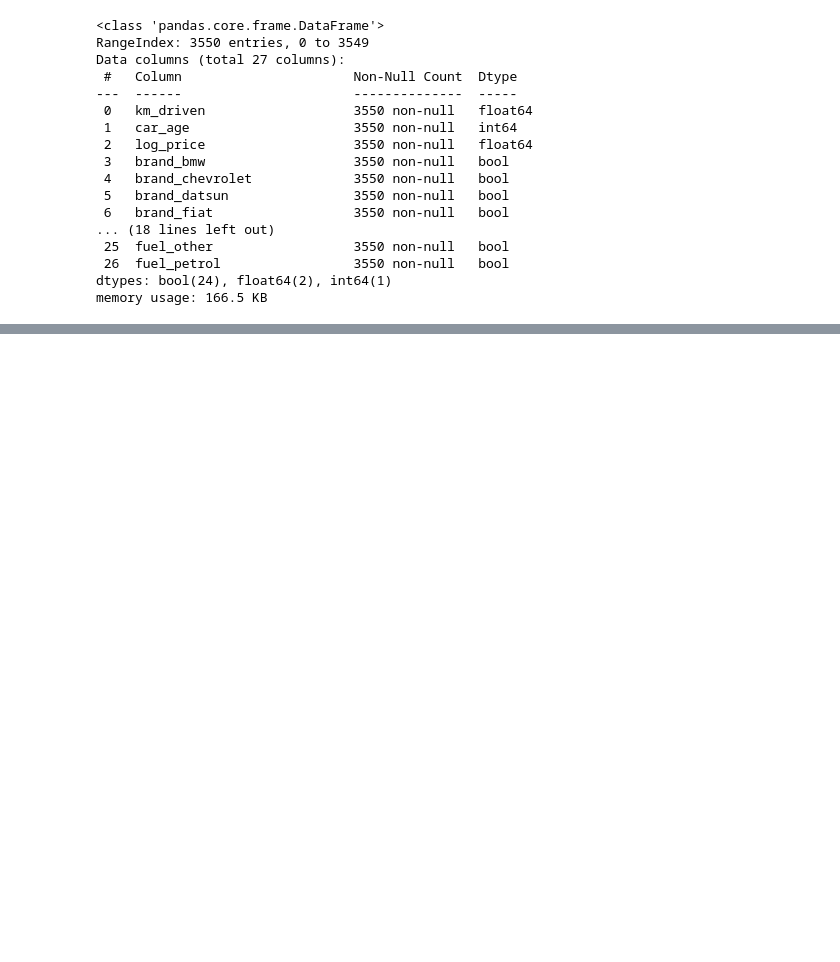
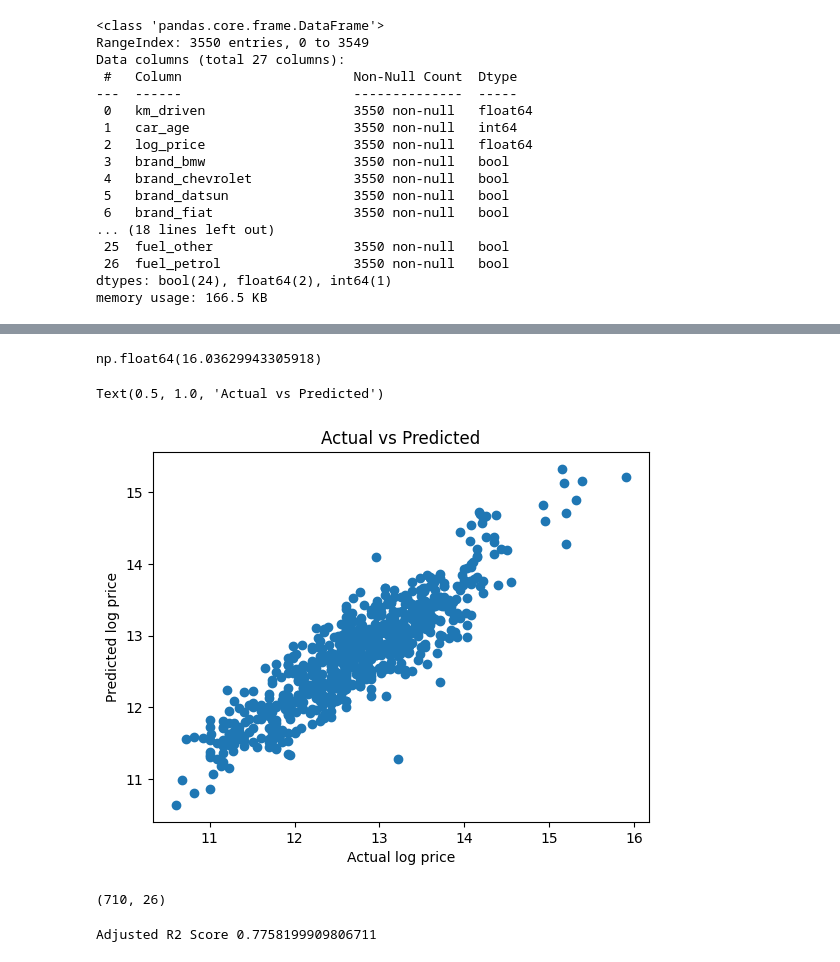
Before and after one commit to rajeshxdatascience/Car-Price-Prediction-ML, a Jupyter notebook: 02_Model_Training.ipynb, the cells around one changed output, grey strips where cells are left out. Cells and saved outputs as stored; diff of their text form; code cells hidden in the pictures; blank space fills up the shorter version.

```diff
--- a/02_Model_Training.ipynb
+++ b/02_Model_Training.ipynb
@@ -27,0 +32,8 @@ memory usage: 166.5 KB
+# %%
+X = df.drop('log_price',axis=1)
+y = df['log_price']
+
+X_train, X_test , y_train, y_test = train_test_split(X, y , test_size=0.2,random_state=42)
+
+lr = LinearRegression()
+lr.fit(X_train, y_train)
@@ -27,0 +42,2 @@ memory usage: 166.5 KB
+# %%
+y_pred = lr.predict(X_test)
@@ -27,0 +64,18 @@ memory usage: 166.5 KB
+# %%
+lr.intercept_
+# %% [output]
+np.float64(16.03629943305918)
+# %%
+import matplotlib.pyplot as plt
+
+plt.scatter(y_test, y_pred)
+plt.xlabel("Actual log price")
+plt.ylabel("Predicted log price")
+plt.title("Actual vs Predicted")
+# %% [output]
+Text(0.5, 1.0, 'Actual vs Predicted')
+[figure, added]
+# %%
+X_test.shape
+# %% [output]
+(710, 26)
@@ -27,0 +84,4 @@ memory usage: 166.5 KB
+# %%
+print("Adjusted R2 Score",1 - ((1 - r2)*(710-1))/(710-1-26))
+# %% [output]
+Adjusted R2 Score 0.7758199909806711
```
Also changed, not shown: parts of 6 cells of this notebook.
